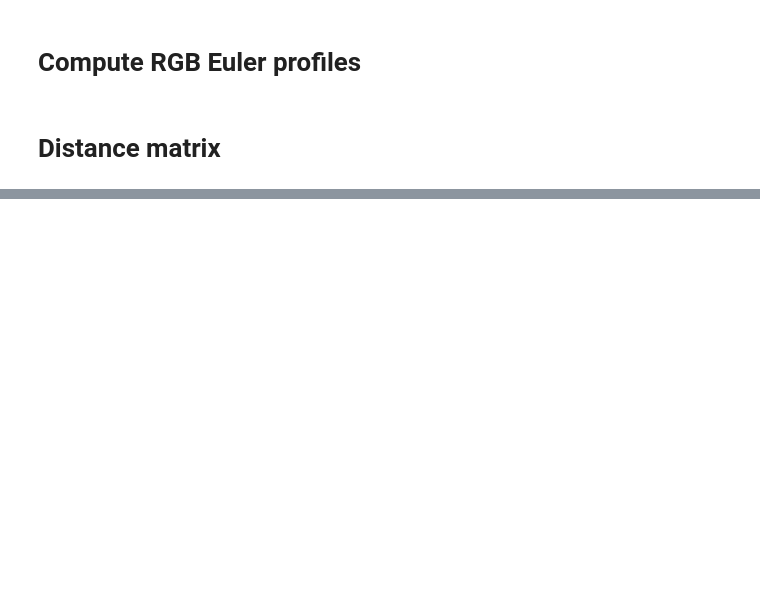
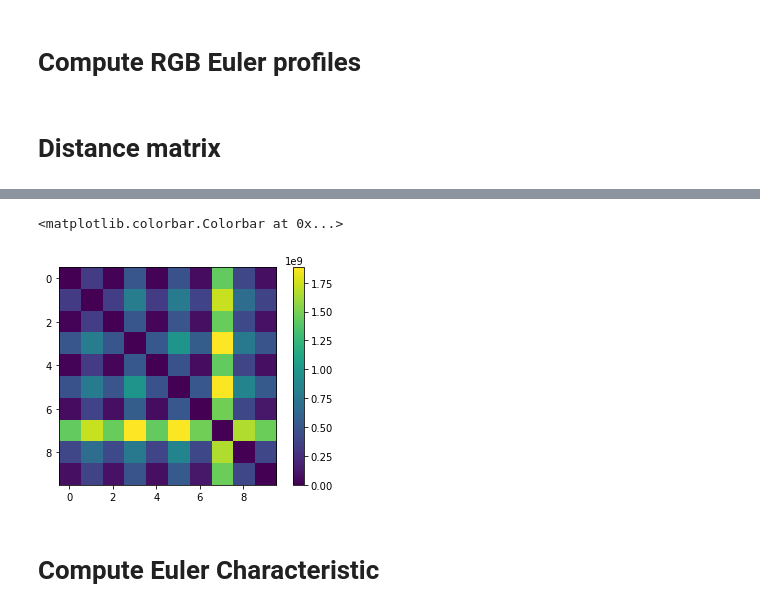
Before and after one commit to dgurnari/PURPLE, a Jupyter notebook: cubical/RGB_textures.ipynb, the cells around one changed output, grey strips where cells are left out. Saved outputs shown, nothing was run; the diff lists cells and outputs as text; code cells hidden in the pictures; blank space fills up the shorter version.

```diff
--- a/cubical/RGB_textures.ipynb
+++ b/cubical/RGB_textures.ipynb
@@ -41,9 +55,10 @@ list_of_RGB_contributions = [compute_RGB_contributions(img) for img in tqdm(np_i
 # %% [markdown]
 # Distance matrix
 # %%
+%%time
 distance_matrix = np.zeros((NUMBER_OF_SAMPLES*2, NUMBER_OF_SAMPLES*2))
 
 for i in tqdm(range(len(list_of_RGB_contributions))):
-    for j in range(i+1, len(list_of_RGB_contributions)):
+    for j in tqdm(range(i+1, len(list_of_RGB_contributions))):
         distance_matrix[i,j] = difference_RGB_ECP(list_of_RGB_contributions[i], list_of_RGB_contributions[j])
-        distance_matrix[j,i] = difference_RGB_ECP(list_of_RGB_contributions[j], list_of_RGB_contributions[i])
+        distance_matrix[j,i] = distance_matrix[i,j]
@@ -49,0 +67,13 @@ for i in tqdm(range(len(list_of_RGB_contributions))):
+# %%
+%%time
+approx_distance_matrix = np.zeros((len(list_of_RGB_contributions),
+                                   len(list_of_RGB_contributions)))
+
+for i in tqdm(range(len(list_of_RGB_contributions))):
+    for j in tqdm(range(i+1, len(list_of_RGB_contributions))):
+        approx_distance_matrix[i,j] = approximate_difference_RGB_ECP(list_of_RGB_contributions[i],
+                                                                     list_of_RGB_contributions[j])
+        approx_distance_matrix[j,i] = approximate_difference_RGB_ECP(list_of_RGB_contributions[j],
+                                                                     list_of_RGB_contributions[i])
+
+        assert(approx_distance_matrix[i,j] == approx_distance_matrix[j,i])
@@ -55,0 +90,8 @@ plt.colorbar()
+# %%
+plt.imshow(approx_distance_matrix)
+plt.colorbar()
+# %% [output]
+<matplotlib.colorbar.Colorbar at 0x...>
+[figure, added]
+# %% [markdown]
+# Compute Euler Characteristic
```
Also changed, not shown: parts of 15 cells of this notebook, 7 other files.
